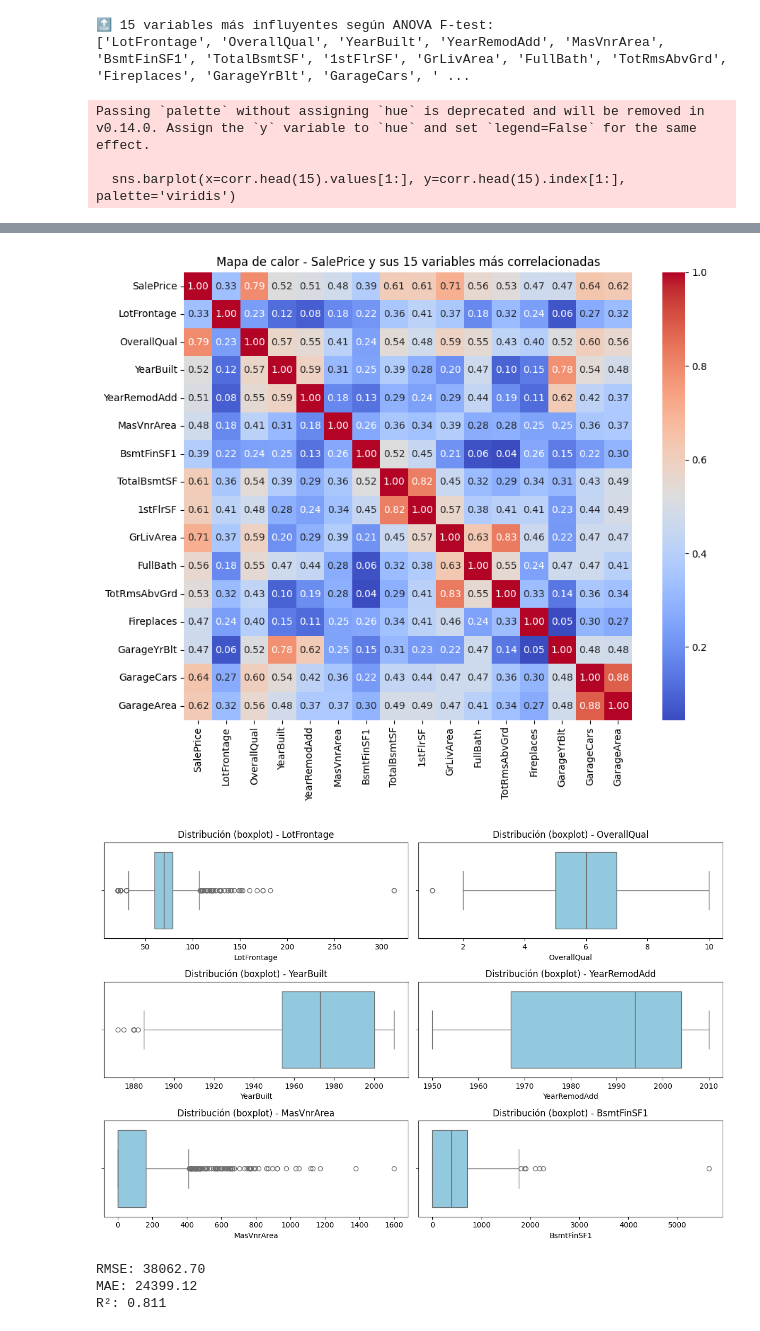
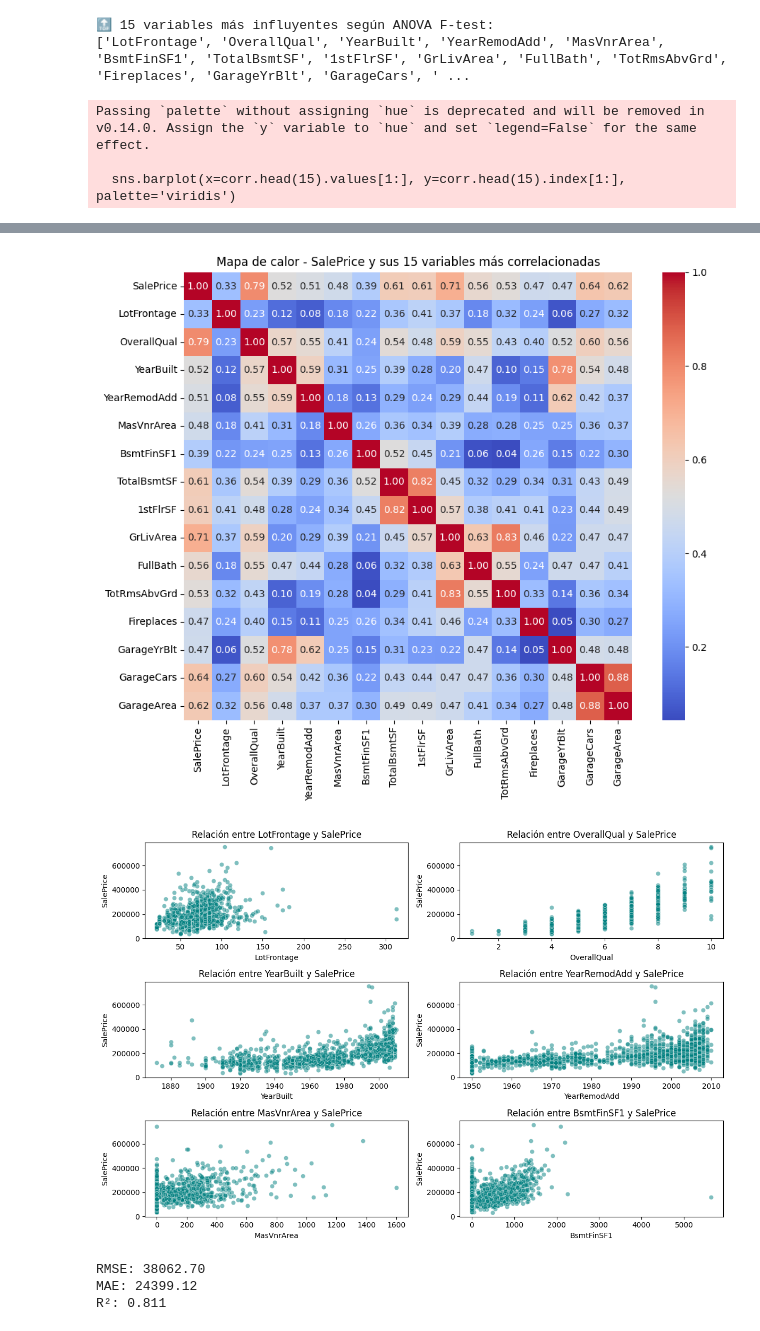
Before and after one commit to HeidyHG/ELECTIVA-PROFESIONAL-III, a Jupyter notebook: Semana 6/house-prices-advanced-regression-techniques/taller.ipynb, the cells around one changed output, grey strips where cells are left out. Cells and saved outputs as stored; diff of their text form; code cells hidden in the pictures.

```diff
--- a/Semana 6/house-prices-advanced-regression-techniques/taller.ipynb
+++ b/Semana 6/house-prices-advanced-regression-techniques/taller.ipynb
@@ -180,35 +181,36 @@ print(list(top_features))
 🔝 15 variables más influyentes según ANOVA F-test:
 ['LotFrontage', 'OverallQual', 'YearBuilt', 'YearRemodAdd', 'MasVnrArea', 'BsmtFinSF1', 'TotalBsmtSF', '1stFlrSF', 'GrLivArea', 'FullBath', 'TotRmsAbvGrd', 'Fireplaces', 'GarageYrBlt', 'GarageCars', ' ...
 # %%
+corr = train.corr(numeric_only=True)["SalePrice"].sort_values(ascending=False)
 plt.figure(figsize=(8,4))
 sns.barplot(x=corr.head(15).values[1:], y=corr.head(15).index[1:], palette='viridis')
 plt.title("Top 15 variables más correlacionadas con SalePrice")
 plt.xlabel("Correlación")
 plt.ylabel("Variable")
 plt.tight_layout()
 plt.show()
 
 vars_heatmap = ["SalePrice"] + list(top_features)
 plt.figure(figsize=(10,8))
 sns.heatmap(train[vars_heatmap].corr(), annot=True, fmt=".2f", cmap="coolwarm", square=True)
 plt.title("Mapa de calor - SalePrice y sus 15 variables más correlacionadas")
 plt.tight_layout()
 plt.show()
 
 plt.figure(figsize=(12,8))
 for i, col in enumerate(top_features[:6], 1):
     plt.subplot(3, 2, i)
-    sns.boxplot(x=train[col], color='skyblue')
-    plt.title(f"Distribución (boxplot) - {col}")
+    sns.scatterplot(x=train[col], y=train["SalePrice"], alpha=0.5, color='teal')
+    plt.title(f"Relación entre {col} y SalePrice")
 plt.tight_layout()
 plt.show()
 # %% [output]
 Passing `palette` without assigning `hue` is deprecated and will be removed in v0.14.0. Assign the `y` variable to `hue` and set `legend=False` for the same effect.
 
   sns.barplot(x=corr.head(15).values[1:], y=corr.head(15).index[1:], palette='viridis')
 [figure]
 [figure]
-[figure, old version]
+[figure, new version]
 # %%
 X = train[top_features]
 y = train["SalePrice"]
```
Also changed, not shown: parts of 3 cells of this notebook, 2 other files.
